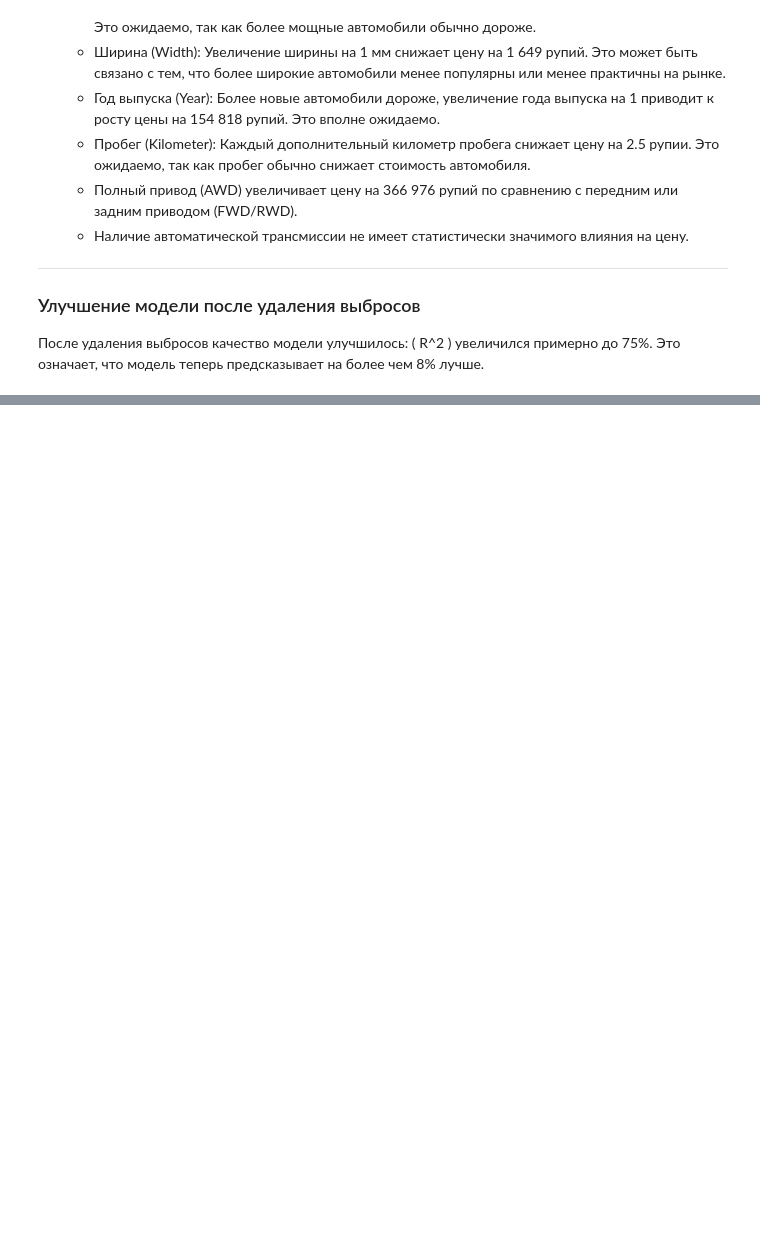
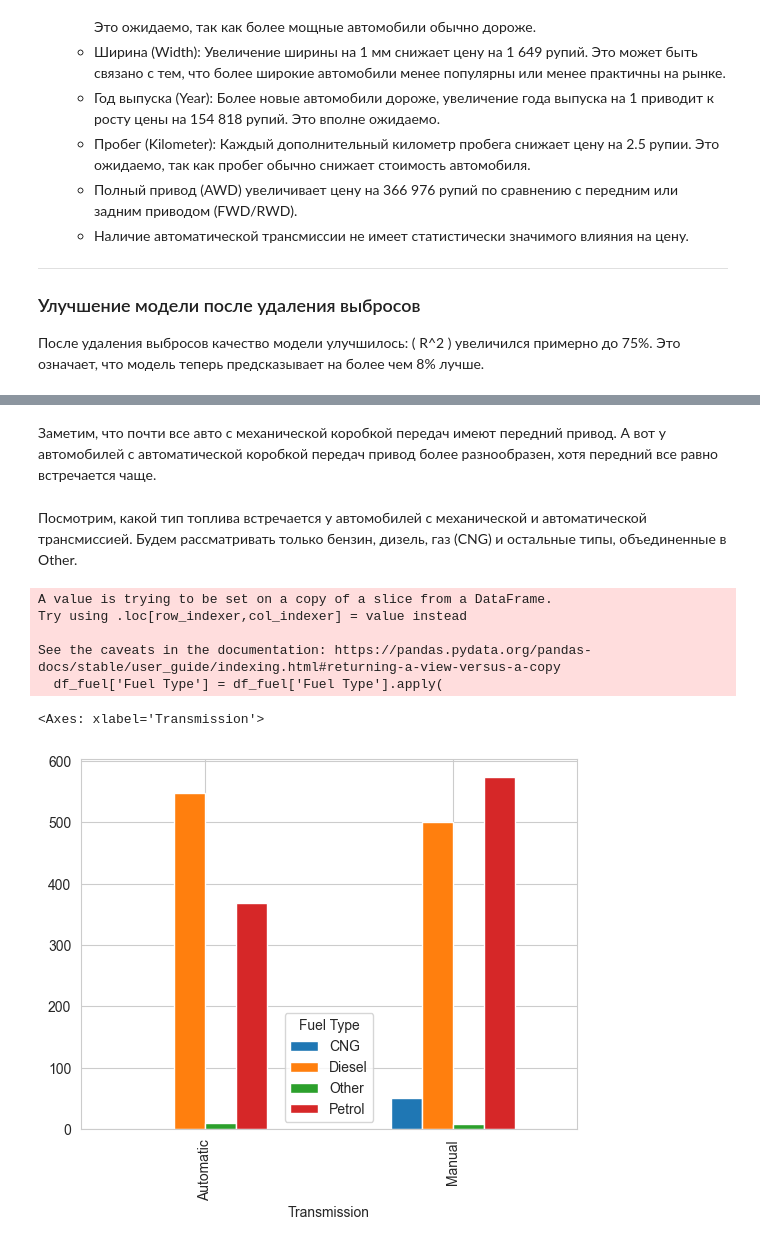
Before and after one commit to brshtsk/hell-in-python, a Jupyter notebook: Проект-авто.ipynb, the cells around one changed output, grey strips where cells are left out. Saved outputs shown, nothing was run; the diff lists cells and outputs as text; code cells hidden in the pictures; blank space fills up the shorter version.

```diff
--- a/Проект-авто.ipynb
+++ b/Проект-авто.ipynb
@@ -1330,0 +1417,19 @@ vif_df.sort_values(by=['VIF'])
+# %% [markdown]
+Заметим, что почти все авто с механической коробкой передач имеют передний привод. А вот у автомобилей с автоматической коробкой передач привод более разнообразен, хотя передний все равно встречается чаще.
+# %% [markdown]
+Посмотрим, какой тип топлива встречается у автомобилей с механической и автоматической трансмиссией. Будем рассматривать только бензин, дизель, газ (CNG) и остальные типы, объединенные в Other.
+# %%
+df_fuel = df[['Transmission', 'Fuel Type']]
+df_fuel['Fuel Type'] = df_fuel['Fuel Type'].apply(
+    lambda x: x if x in ['Petrol', 'Diesel', 'CNG'] else 'Other')
+
+ct = pd.crosstab(df_fuel['Transmission'], df_fuel['Fuel Type'])
+ct.plot.bar()
+# %% [output]
+A value is trying to be set on a copy of a slice from a DataFrame.
+Try using .loc[row_indexer,col_indexer] = value instead
+
+See the caveats in the documentation: https://pandas.pydata.org/pandas-docs/stable/user_guide/indexing.html#returning-a-view-versus-a-copy
+  df_fuel['Fuel Type'] = df_fuel['Fuel Type'].apply(
+<Axes: xlabel='Transmission'>
+[figure, added]
```
Also changed, not shown: parts of 39 cells of this notebook.
